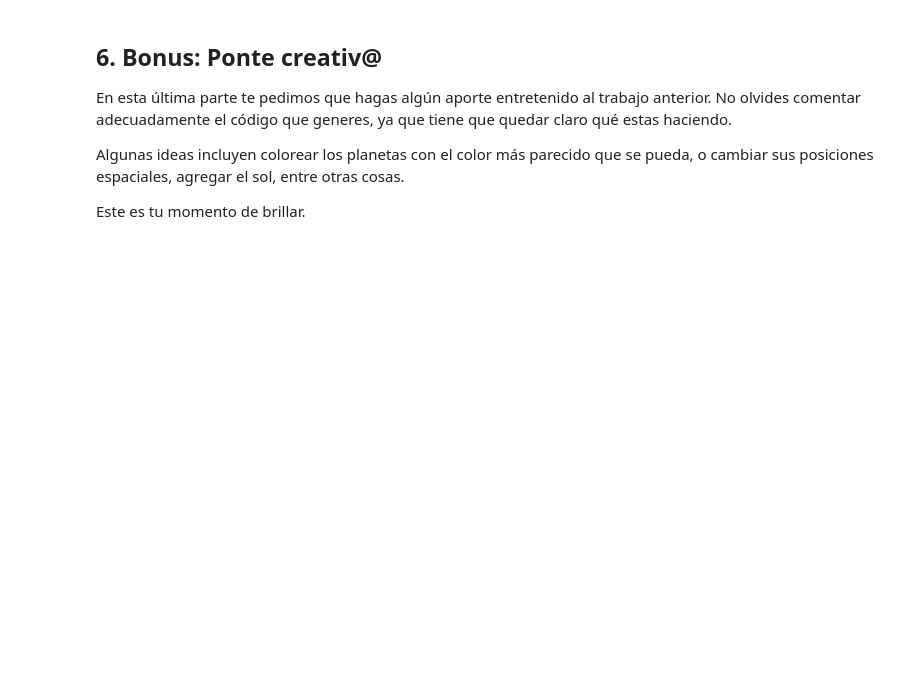
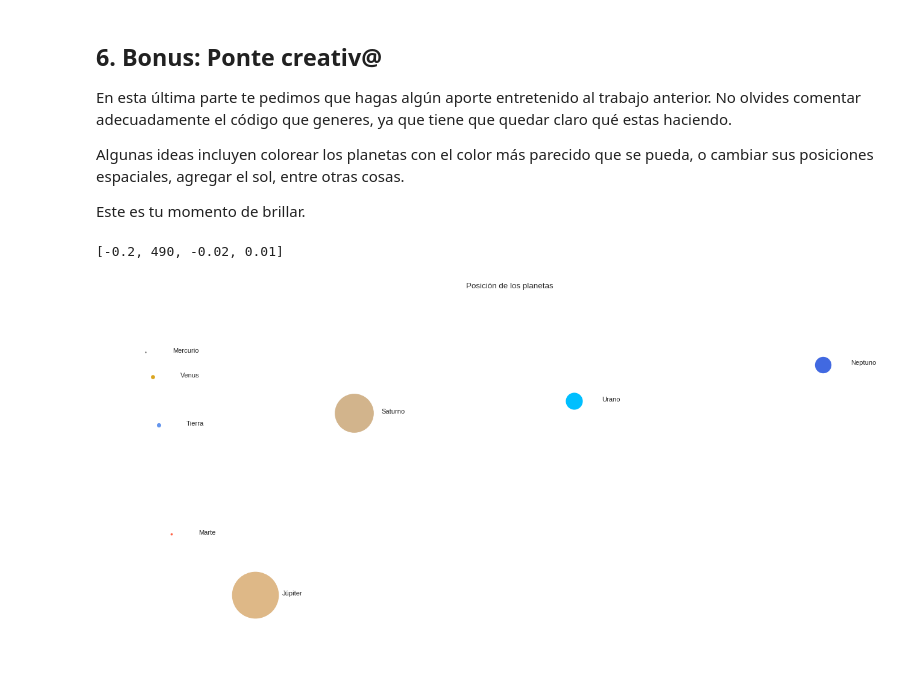
Before and after one commit to DanielaM8/minitarea1, a Jupyter notebook: minitarea1.ipynb, the cells around one changed output. Cells and saved outputs as stored; diff of their text form; code cells hidden in the pictures; blank space fills up the shorter version.

```diff
--- a/minitarea1.ipynb
+++ b/minitarea1.ipynb
@@ -186,3 +187,44 @@ Algunas ideas incluyen colorear los planetas con el color más parecido que se p
 
 
 Este es tu momento de brillar.
+# %%
+import matplotlib.pyplot as plt
+import random
+fig1 = plt.figure(None,(20,10),80,'k','k',False)
+for planeta in dict_planetas.values():
+  if planeta.getNombre()=='Mercurio':
+    colorplaneta='gray'
+    n=0.005
+  if planeta.getNombre()=='Venus':
+    colorplaneta='goldenrod'
+    n=0.003
+  if planeta.getNombre()=='Tierra':
+    colorplaneta='cornflowerblue'
+    n=-0.001
+  if planeta.getNombre()=='Marte':
+    colorplaneta='tomato'
+    n=-0.01
+  if planeta.getNombre()=='Júpiter':
+    colorplaneta='burlywood'
+    n=-0.015
+  if planeta.getNombre()=='Saturno':
+    colorplaneta='tan'
+    n=0
+  if planeta.getNombre()=='Urano':
+    colorplaneta='deepskyblue'
+    n=0.001
+  if planeta.getNombre()=='Neptuno':
+    colorplaneta='royalblue'
+    n=0.004
+  plt.plot(planeta.getDistancia()/10000000, n, 'o', markersize=planeta.getRadio()/1000,color=colorplaneta)
+  plt.text(planeta.getDistancia()/10000000 +18, n, planeta.getNombre(), rotation=0, size=10)
+
+
+plt.xlabel('Distancia al sol [kms])')
+plt.ylabel('Distancia al sol [kms]')
+plt.title('Posición de los planetas')
+plt.axis('off')
+plt.axis([-0.2,490,-0.02,0.01])
+# %% [output]
+[-0.2, 490, -0.02, 0.01]
+[figure, added]
```
Also changed, not shown: parts of 1 cell of this notebook.
